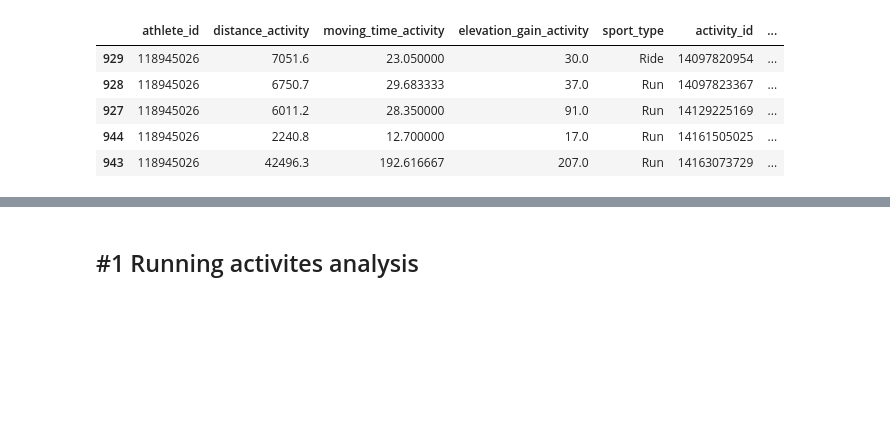
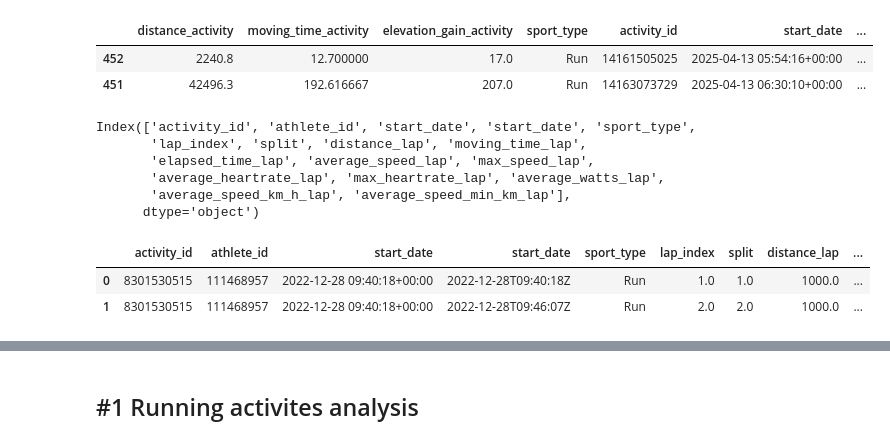
Before and after one commit to MathisGH/testAppStrava, a Jupyter notebook: notebook_strava.ipynb, the cells around one changed output, grey strips where cells are left out. Saved outputs shown, nothing was run; the diff lists cells and outputs as text; code cells hidden in the pictures; blank space fills up the shorter version.

```diff
--- a/notebook_strava.ipynb
+++ b/notebook_strava.ipynb
@@ -8,13 +41,4 @@ import matplotlib.pyplot as plt
 folder = "Data"
 df = pd.concat([pd.read_csv(os.path.join(folder, f)) for f in os.listdir(folder) if f.endswith(".csv")], ignore_index=True) # Concat toutes les data dans un seul df
 pd.set_option("display.max_colwidth", None)
-# %%
-df = df.drop(columns = ['photo_count', 'from_accepted_tag', 'achievement_count', 'location_state', 'kudos_count', 'comment_count', 'map', 'trainer', 'commute', 'flagged', 'start_latlng', 'end_latlng',
-                        'upload_id', 'upload_id_str', 'external_id', 'from_accepted_tag', 'pr_count', 'total_photo_count', 'has_kudoed', 'location_country', 'location_city', 'start_date_local',
-                        'display_hide_heartrate_option', 'elapsed_time', 'utc_offset', 'device_watts', 'workout_type', 'type', 'resource_state', 'timezone', 'elev_low', 'elev_high', 'manual', 'kilojoules',
-                        'perceived_exertion', 'prefer_perceived_exertion', 'segment_efforts', 'description', 'stats_visibility', 'hide_from_home', 'photos', 'similar_activities', 'device_name', 'message',
-                        'gear', 'gear_id', 'embed_token', 'errors', 'splits_standard', 'has_heartrate', 'available_zones', 'private', 'visibility', 'heartrate_opt_out', 'calories', 'average_temp', 'name',
-                        'athlete_count', 'average_cadence', 'best_efforts'
-
-       ])
 # %%
@@ -101,9 +180,6 @@ Index(['athlete_id', 'distance_activity', 'moving_time_activity',
 # %%
-df.tail()
+df.tail(2)
 # %% [output]
-|  | athlete_id | distance_activity | moving_time_activity | elevation_gain_activity | sport_type | activity_id | ... |
-| 929 | 118945026 | 7051.6 | 23.050000 | 30.0 | Ride | 14097820954 | ... |
-| 928 | 118945026 | 6750.7 | 29.683333 | 37.0 | Run | 14097823367 | ... |
-| 927 | 118945026 | 6011.2 | 28.350000 | 91.0 | Run | 14129225169 | ... |
-| 944 | 118945026 | 2240.8 | 12.700000 | 17.0 | Run | 14161505025 | ... |
-| 943 | 118945026 | 42496.3 | 192.616667 | 207.0 | Run | 14163073729 | ... |
+|  | distance_activity | moving_time_activity | elevation_gain_activity | sport_type | activity_id | start_date | ... |
+| 452 | 2240.8 | 12.700000 | 17.0 | Run | 14161505025 | 2025-04-13 05:54:16+00:00 | ... |
+| 451 | 42496.3 | 192.616667 | 207.0 | Run | 14163073729 | 2025-04-13 06:30:10+00:00 | ... |
@@ -113,3 +186,18 @@ df_splits_metric = df_splits_metric.drop(columns = ['elapsed_time', 'elevation_d
+# %%
+df_laps_clean.columns
+# %% [output]
+Index(['activity_id', 'athlete_id', 'start_date', 'start_date', 'sport_type',
+       'lap_index', 'split', 'distance_lap', 'moving_time_lap',
+       'elapsed_time_lap', 'average_speed_lap', 'max_speed_lap',
+       'average_heartrate_lap', 'max_heartrate_lap', 'average_watts_lap',
+       'average_speed_km_h_lap', 'average_speed_min_km_lap'],
+      dtype='object')
+# %%
+df_laps_clean.head(2)
+# %% [output]
+|  | activity_id | athlete_id | start_date | start_date | sport_type | lap_index | split | distance_lap | ... |
+| 0 | 8301530515 | 111468957 | 2022-12-28 09:40:18+00:00 | 2022-12-28T09:40:18Z | Run | 1.0 | 1.0 | 1000.0 | ... |
+| 1 | 8301530515 | 111468957 | 2022-12-28 09:40:18+00:00 | 2022-12-28T09:46:07Z | Run | 2.0 | 2.0 | 1000.0 | ... |
 # %%
 df_splits_metric.columns
 # %% [output]
```
Also changed, not shown: parts of 27 cells of this notebook, 3 other files.
